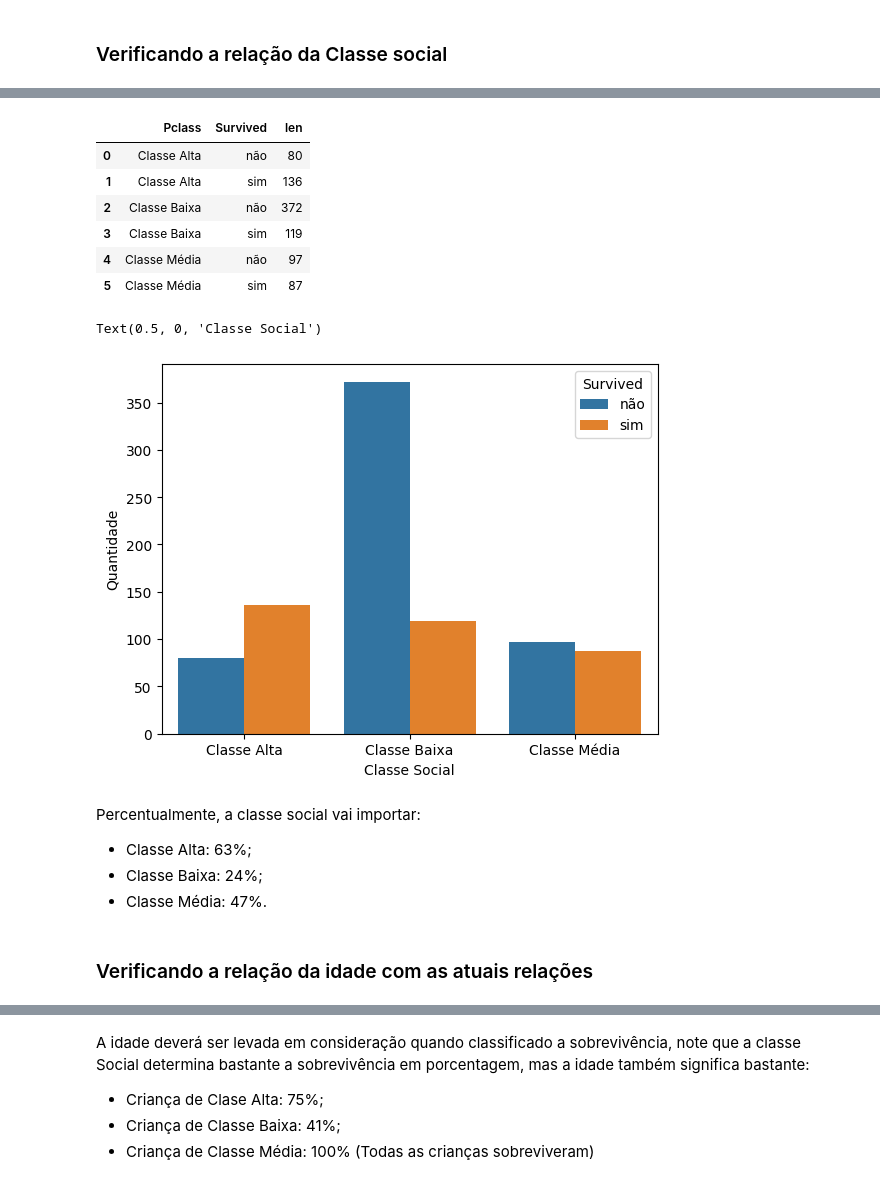
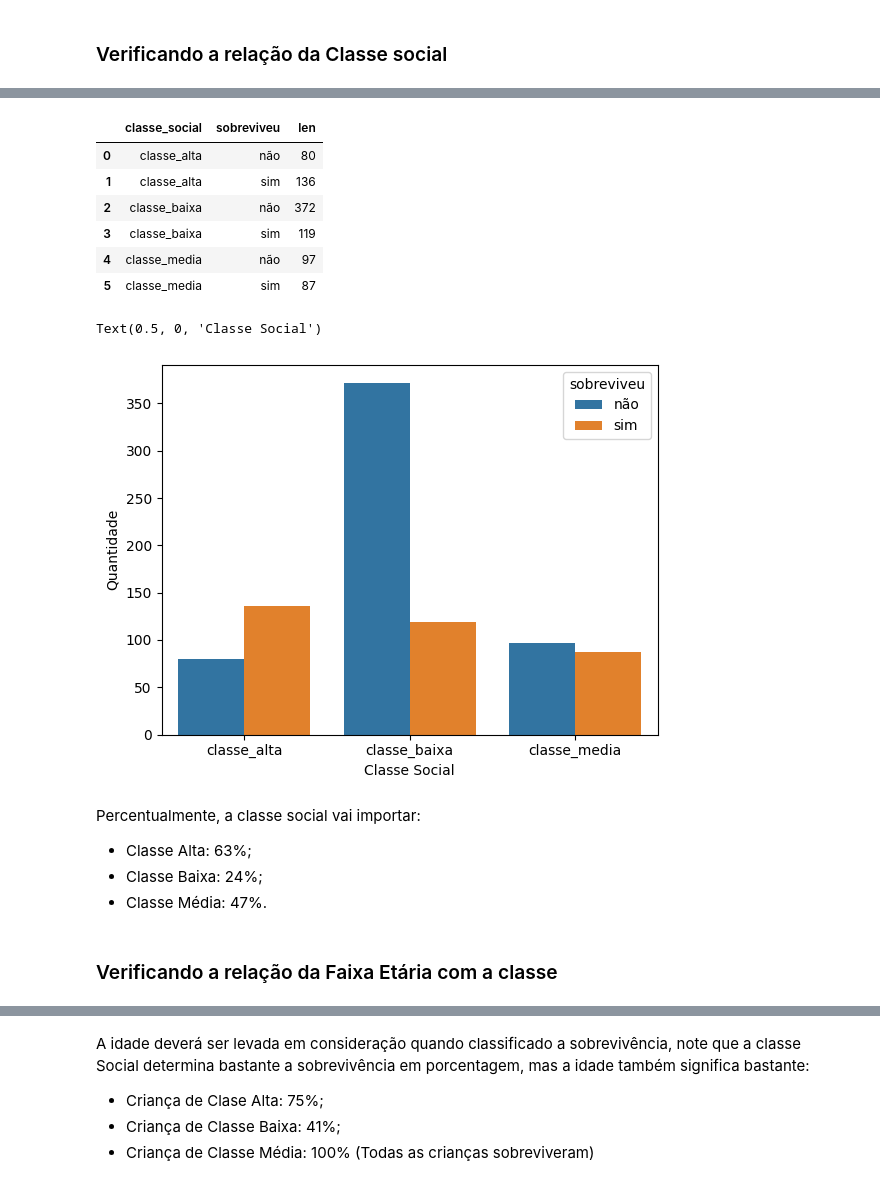
Before and after one commit to Gabriel-Emannuel/desenvolvimento_notebooks, a Jupyter notebook: titanic/exploracao/EDA.ipynb, the cells around one changed output, grey strips where cells are left out. Saved outputs shown, nothing was run; the diff lists cells and outputs as text; code cells hidden in the pictures.

```diff
--- a/titanic/exploracao/EDA.ipynb
+++ b/titanic/exploracao/EDA.ipynb
@@ -43,0 +29,14 @@ dataset
+# %%
+dataset.rename(columns={
+    'Survived' : 'sobreviveu',
+    'Pclass': 'classe_social',
+    'Name': 'nome',
+    'Sex': 'genero',
+    'Age': 'idade',
+    'SibSp': 'quantos_irmaos|conjugues',
+    'Parch': 'quantos_filhos|pais',
+    'Ticket': 'passagem',
+    'Fare': 'preco_do_ticket',
+    'Cabin': 'cabine',
+    'Embarked': 'classe_embarcacao'
+}, inplace=True)
@@ -46,5 +61,5 @@ dataset
 # %% [markdown]
 ### Verificando Taxa de Sobrevivência
 # %%
-dataset['Survived'].replace(to_replace=[0,1], value=['não', 'sim'], inplace=True)
+dataset['sobreviveu'].replace(to_replace=[0,1], value=['não', 'sim'], inplace=True)
 # %%
@@ -55,8 +70,8 @@ sns.histplot(dataset['Survived'])
 # %% [markdown]
 ### Verificando a relação da Classe social
 # %%
-dataset['Pclass'].replace(to_replace=[1,2,3],
-                          value=['Classe Alta', 'Classe Média', 'Classe Baixa'],
-                          inplace=True)
-sns.histplot(dataset['Pclass'])
+dataset['classe_social'].replace(to_replace=[1,2,3],
+                        value=['classe_alta', 'classe_media', 'classe_baixa'],
+                        inplace=True)
+sns.histplot(dataset['classe_social'])
 # %% [output]
@@ -65,31 +80,33 @@ sns.histplot(dataset['Pclass'])
 # %%
-sobrevivencia_classe = dataset.groupby(['Pclass', 'Survived']).Survived.agg([len]).reset_index()
+sobrevivencia_classe = dataset.groupby(
+    ['classe_social', 'sobreviveu']
+    ).sobreviveu.agg([len]).reset_index()
 sobrevivencia_classe
 # %% [output]
-|  | Pclass | Survived | len |
-| 0 | Classe Alta | não | 80 |
-| 1 | Classe Alta | sim | 136 |
-| 2 | Classe Baixa | não | 372 |
-| 3 | Classe Baixa | sim | 119 |
-| 4 | Classe Média | não | 97 |
-| 5 | Classe Média | sim | 87 |
+|  | classe_social | sobreviveu | len |
+| 0 | classe_alta | não | 80 |
+| 1 | classe_alta | sim | 136 |
+| 2 | classe_baixa | não | 372 |
+| 3 | classe_baixa | sim | 119 |
+| 4 | classe_media | não | 97 |
+| 5 | classe_media | sim | 87 |
 # %%
 sns.barplot(data=sobrevivencia_classe,
-            x='Pclass',
+            x='classe_social',
             y='len',
-            hue='Survived')
+            hue='sobreviveu')
 
 plt.ylabel('Quantidade')
 plt.xlabel('Classe Social')
 # %% [output]
 Text(0.5, 0, 'Classe Social')
-[figure, old version]
+[figure, new version]
 # %% [markdown]
 Percentualmente, a classe social vai importar:
 * Classe Alta: 63%;
 * Classe Baixa: 24%;
 * Classe Média: 47%.
 # %% [markdown]
-### Verificando a relação da idade com as atuais relações
+### Verificando a relação da Faixa Etária com a classe
 # %%
 def definir_faixa_etaria(idade: float) -> str:
```
Also changed, not shown: parts of 43 cells of this notebook.
